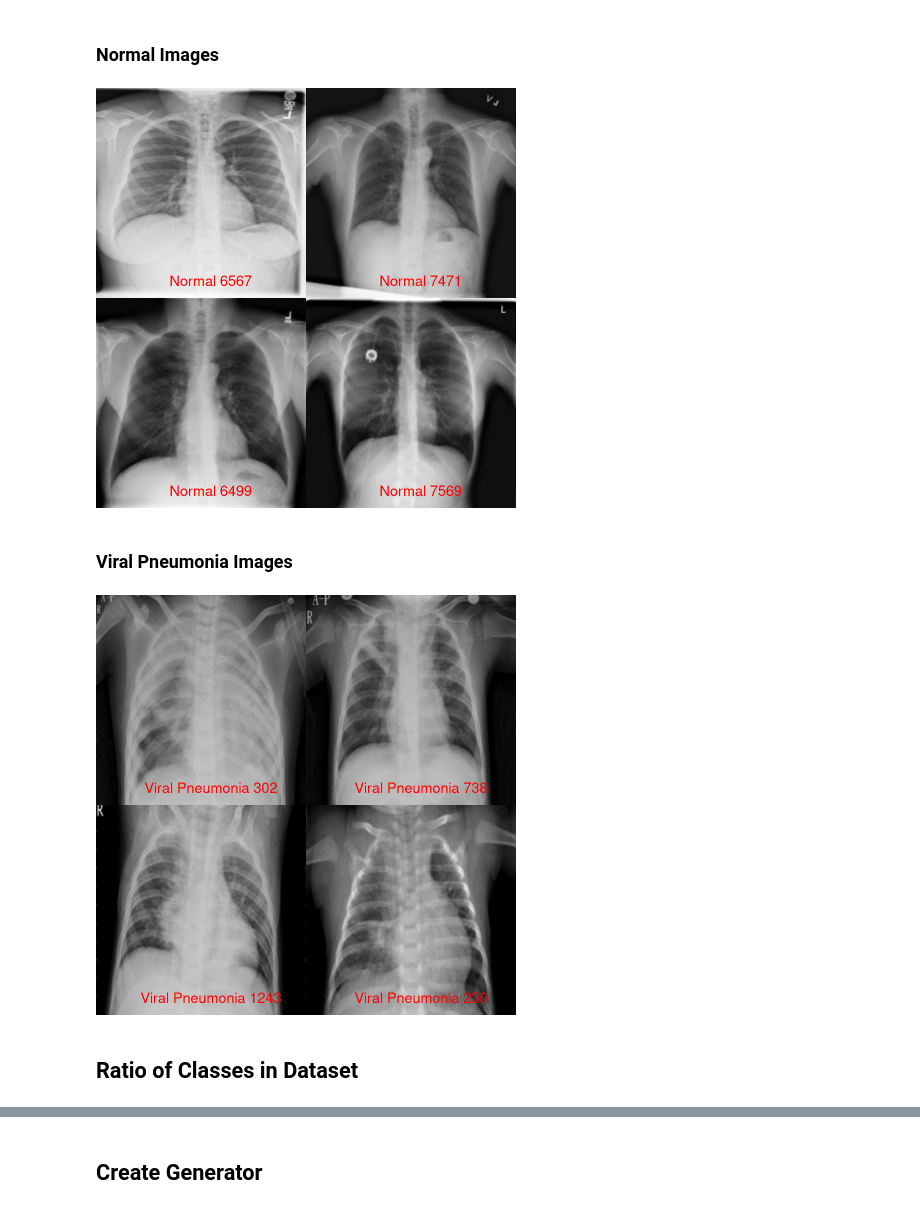
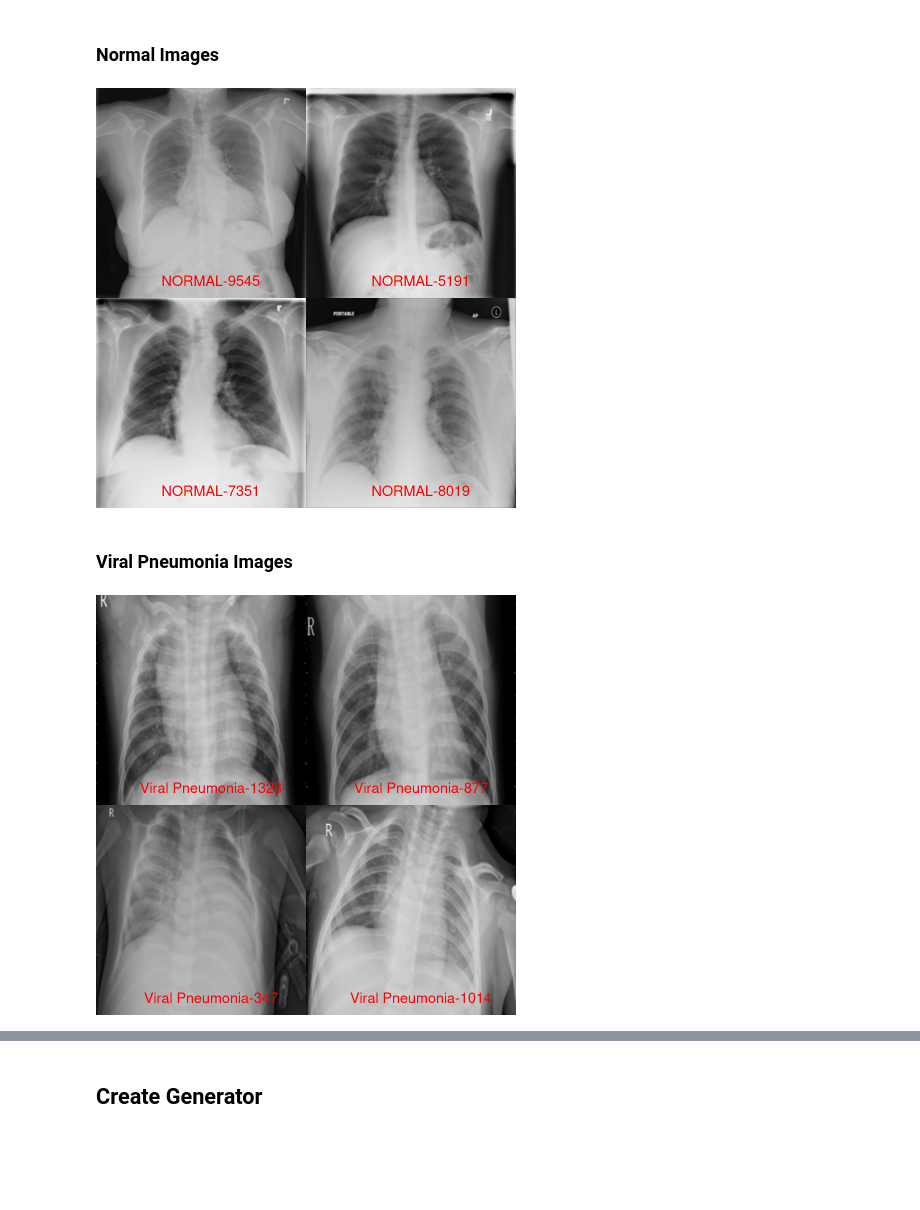
Before and after one commit to ChSSolee/R-Data, a Jupyter notebook: cnn-in-r.ipynb, the cells around one changed output, grey strips where cells are left out. Saved outputs shown, nothing was run; the diff lists cells and outputs as text; code cells hidden in the pictures; blank space fills up the shorter version.

```diff
--- a/cnn-in-r.ipynb
+++ b/cnn-in-r.ipynb
@@ -68,6 +89,6 @@ Loaded Tensorflow version 2.6.3
 par(mfrow = c(2, 2))
 for (i in sample(length(Covid_img),4)) {
   readImage(Covid_img[i]) %>% resize(w = 299, h = 299) %>%
-    Image() %>% plot() %>% title(xlab = paste0("Covid ", i), cex.lab = 1.7, col.lab = "red")
+    Image() %>% plot() %>% title(xlab = paste0(Covid_meta[i,1]), cex.lab = 1.7, col.lab = "red")
 }
 # %% [output]
@@ -78,6 +99,6 @@ for (i in sample(length(Covid_img),4)) {
 par(mfrow = c(2,2))
 for (i in sample(length(Lung_img),4)) {
   readImage(Lung_img[i]) %>% resize(w = 299, h = 299) %>%
-    Image() %>% plot() %>% title(xlab = paste0("Lung Opacity ", i), cex.lab = 1.7, col.lab = "red")
+    Image() %>% plot() %>% title(xlab = paste0(Lung_meta[i,1]), cex.lab = 1.7, col.lab = "red")
 }
 # %% [output]
@@ -87,20 +108,18 @@ for (i in sample(length(Lung_img),4)) {
 # %%
 par(mfrow = c(2,2))
 for (i in sample(length(Normal_img),4)) {
   readImage(Normal_img[i]) %>% resize(w = 256, h = 256) %>%
-    Image() %>% plot() %>% title(xlab = paste0("Normal ", i), cex.lab = 1.7, col.lab = "red")
+    Image() %>% plot() %>% title(xlab = paste0(Normal_meta[i,1]), cex.lab = 1.7, col.lab = "red")
 }
 # %% [output]
-[figure, old version]
+[figure, new version]
 # %% [markdown]
 ### Viral Pneumonia Images
 # %%
 par(mfrow = c(2,2))
 for (i in sample(length(Viral_img),4)) {
   readImage(Viral_img[i]) %>% resize(w = 256, h = 256) %>%
-    Image() %>% plot() %>% title(xlab = paste0("Viral Pneumonia ", i), cex.lab = 1.7, col.lab = "red")
+    Image() %>% plot() %>% title(xlab = paste0(Viral_meta[i, 1]), cex.lab = 1.7, col.lab = "red")
 }
 # %% [output]
-[figure, old version]
+[figure, new version]
-# %% [markdown]
-## Ratio of Classes in Dataset
```
Also changed, not shown: parts of 33 cells of this notebook.
